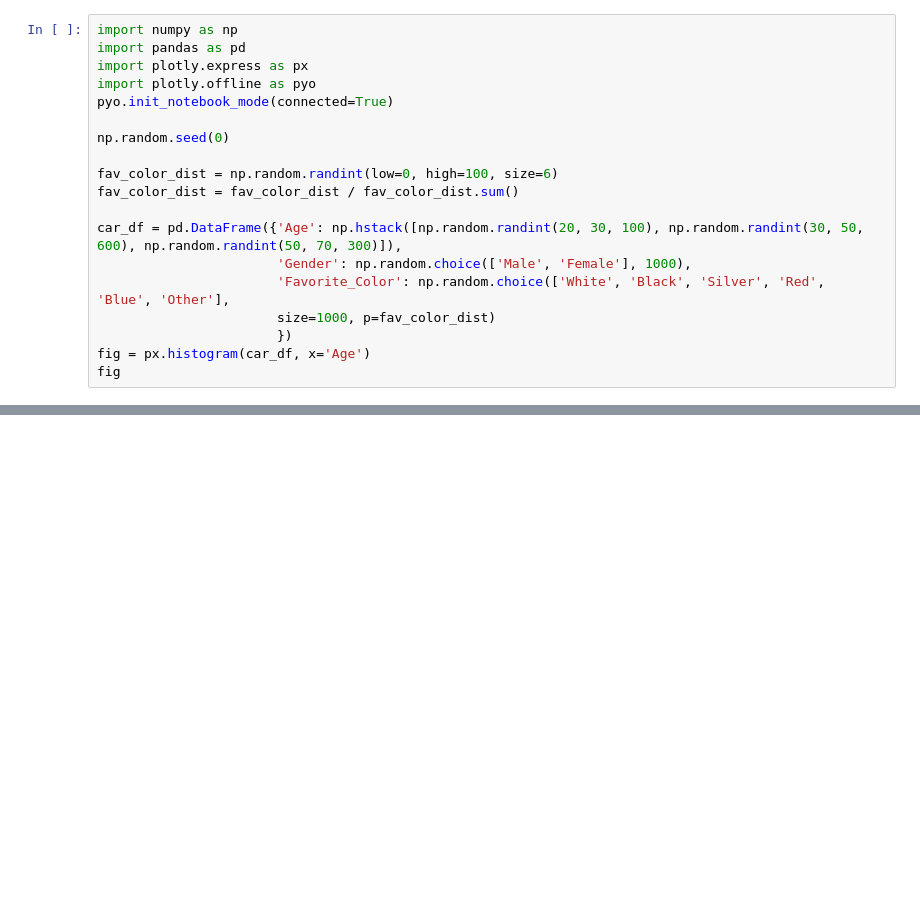
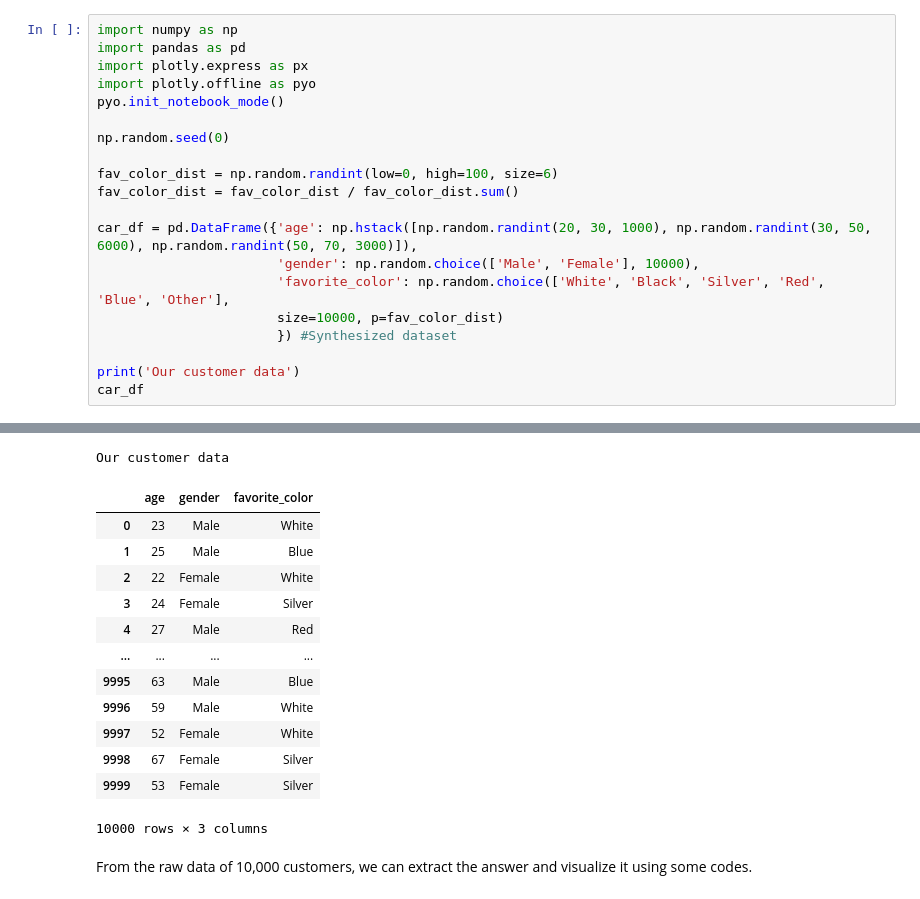
Before and after one commit to JinwooMcLee/ds-for-self-taught, a Jupyter notebook: what-is-data-science.ipynb, the cells around one changed output, grey strips where cells are left out. Saved outputs shown, nothing was run; the diff lists cells and outputs as text; blank space fills up the shorter version.

```diff
--- a/what-is-data-science.ipynb
+++ b/what-is-data-science.ipynb
@@ -20,21 +26,38 @@ Like the figure above, we can summarize raw data with some calculation. We can t
 # %%
 import numpy as np
 import pandas as pd
 import plotly.express as px
 import plotly.offline as pyo
-pyo.init_notebook_mode(connected=True)
+pyo.init_notebook_mode()
 
 np.random.seed(0)
 
 fav_color_dist = np.random.randint(low=0, high=100, size=6)
 fav_color_dist = fav_color_dist / fav_color_dist.sum()
 
-car_df = pd.DataFrame({'Age': np.hstack([np.random.randint(20, 30, 100), np.random.randint(30, 50, 600), np.random.randint(50, 70, 300)]),
-                       'Gender': np.random.choice(['Male', 'Female'], 1000),
-                       'Favorite_Color': np.random.choice(['White', 'Black', 'Silver', 'Red', 'Blue', 'Other'],
-                       size=1000, p=fav_color_dist)
-                       })
-fig = px.histogram(car_df, x='Age')
-fig
+car_df = pd.DataFrame({'age': np.hstack([np.random.randint(20, 30, 1000), np.random.randint(30, 50, 6000), np.random.randint(50, 70, 3000)]),
+                       'gender': np.random.choice(['Male', 'Female'], 10000),
+                       'favorite_color': np.random.choice(['White', 'Black', 'Silver', 'Red', 'Blue', 'Other'],
+                       size=10000, p=fav_color_dist)
+                       }) #Synthesized dataset
+
+print('Our customer data')
+car_df
 # %% [output]
 [interactive output not drawn]
+Our customer data
+|  | age | gender | favorite_color |
+| 0 | 23 | Male | White |
+| 1 | 25 | Male | Blue |
+| 2 | 22 | Female | White |
+| 3 | 24 | Female | Silver |
+| 4 | 27 | Male | Red |
+| ... | ... | ... | ... |
+| 9995 | 63 | Male | Blue |
+| 9996 | 59 | Male | White |
+| 9997 | 52 | Female | White |
+| 9998 | 67 | Female | Silver |
+| 9999 | 53 | Female | Silver |
+10000 rows × 3 columns
+# %% [markdown]
+From the raw data of 10,000 customers, we can extract the answer and visualize it using some codes.
```
Also changed, not shown: parts of 11 cells of this notebook, 7 other files.
